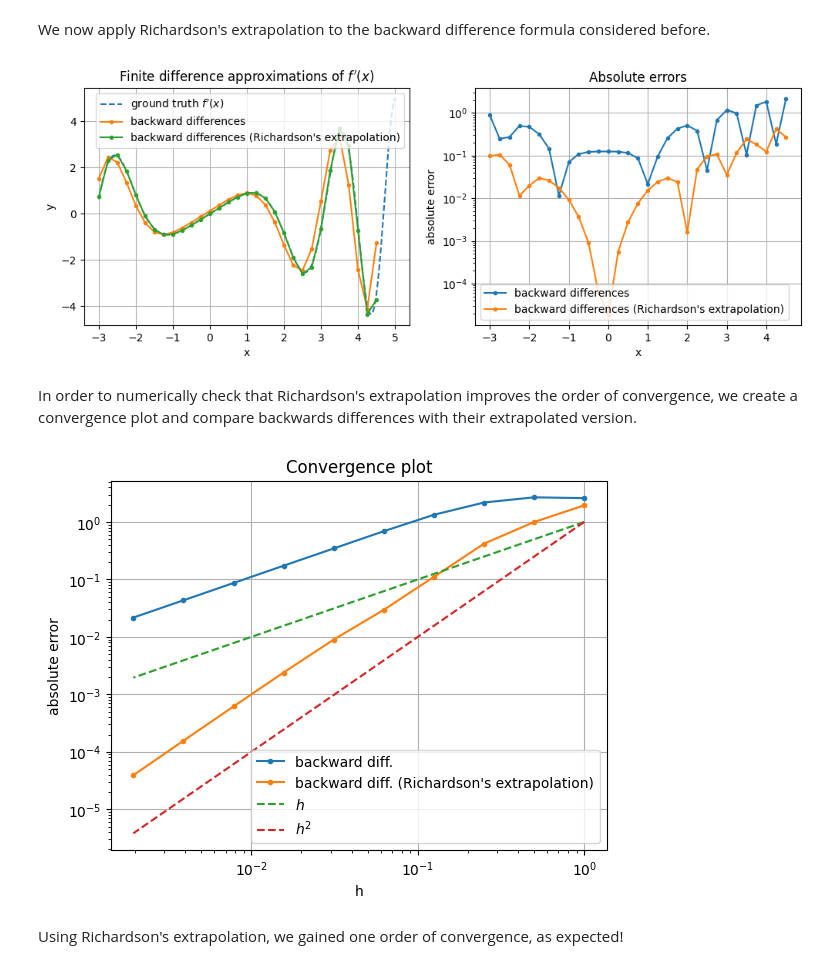
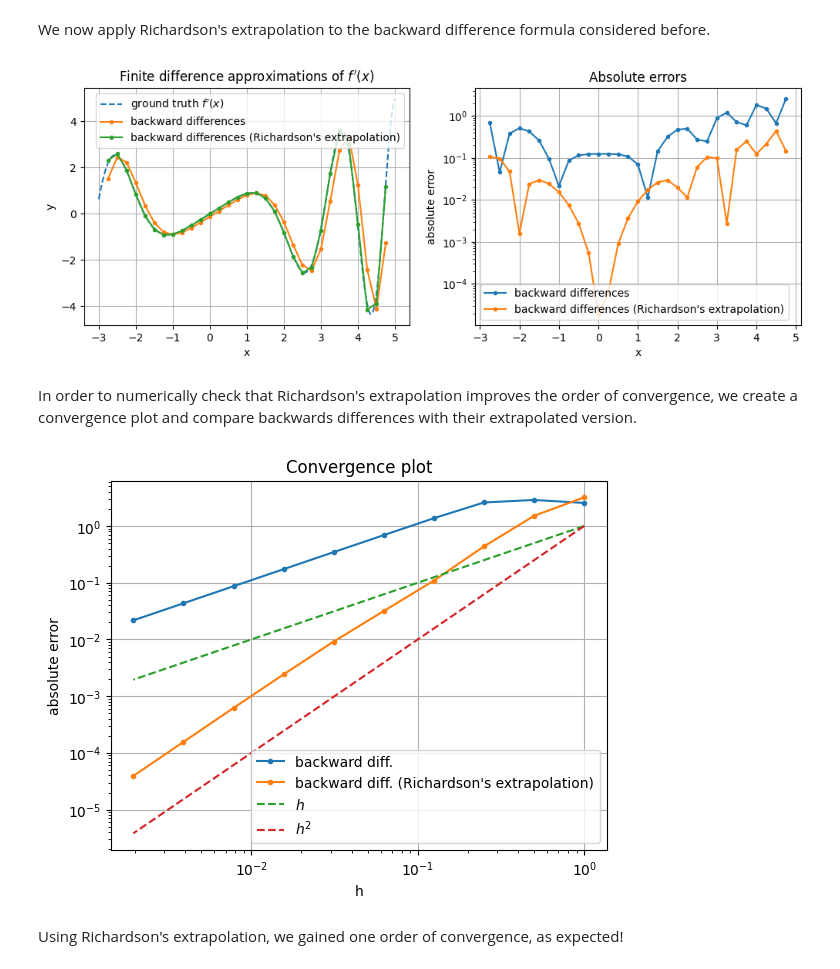
Before and after one commit to simone-brugiapaglia/numerical-analysis-notebooks, a Jupyter notebook: 12_differentiation.ipynb, the cells around one changed output. Drawn from its saved outputs; the diff is of its cells as text; code cells hidden in the pictures.

```diff
--- a/12_differentiation.ipynb
+++ b/12_differentiation.ipynb
@@ -71,8 +71,8 @@ We test the three finite difference formulas just implemented to approximate the
 # Note that we will use a different grids for each formula in order to avoid considering points outside of the interval of interest
 h = 0.25
 x_grid_h = np.arange(0-3, 5,h)
-x_grid_h_bwd = x_grid_h[:-1]
-x_grid_h_fwd = x_grid_h[1:]
+x_grid_h_bwd = x_grid_h[1:]
+x_grid_h_fwd = x_grid_h[:-1]
 x_grid_h_mid = x_grid_h[1:-1]
 
 # Apply finite difference formulas
@@ -133,8 +133,8 @@ i_h = 0
 for h in h_vals:
     x_grid_h = np.arange(0-3, 5,h)
 
-    x_grid_h_bwd = x_grid_h[:-1]
-    x_grid_h_fwd = x_grid_h[1:]
+    x_grid_h_bwd = x_grid_h[1:]
+    x_grid_h_fwd = x_grid_h[:-1]
     x_grid_h_mid = x_grid_h[1:-1]
 
     Df_approx_bwd = bwd_diff(f, x_grid_h_bwd, h)
@@ -178,42 +178,42 @@ We now apply Richardson's extrapolation to the backward difference formula consi
 # Note that we will use a different grids for each formula in order to avoid considering points outside of the interval of interest
 h = 0.25
 x_grid_h = np.arange(0-3, 5,h)
-x_grid_h_bwd = x_grid_h[:-1]
-x_grid_h_bwd_Rich = x_grid_h[:-1]
+x_grid_h_bwd = x_grid_h[1:]
+x_grid_h_bwd_Rich = x_grid_h[1:]
 
 # Apply backward differences and Richardson's extrapolation
 Df_approx_bwd = bwd_diff(f, x_grid_h_bwd, h)
 Df_approx_bwd_Rich = Richardson_1st_order(lambda h: bwd_diff(f, x_grid_h_bwd, h), h)
 
 # Compute pointwise approximation errors
 Err_bwd = np.abs(Df(x_grid_h_bwd) - Df_approx_bwd)
 Err_bwd_Rich = np.abs(Df(x_grid_h_bwd) - Df_approx_bwd_Rich)
 
 # Visualize results
 plt.figure(figsize = (12,4))
 
 plt.subplot(121)
 plt.plot(x_grid, Df(x_grid), '--', label = 'ground truth $f\'(x)$')
 plt.plot(x_grid_h_bwd, Df_approx_bwd, '.-', label = 'backward differences')
 plt.plot(x_grid_h_bwd, Df_approx_bwd_Rich, '.-', label = 'backward differences (Richardson\'s extrapolation)')
 plt.grid()
 plt.xlabel('x')
 plt.ylabel('y')
 plt.legend()
 plt.title('Finite difference approximations of $f\'(x)$')
 
 plt.subplot(122)
 plt.semilogy(x_grid_h_bwd, Err_bwd, '.-', label = 'backward differences')
 plt.semilogy(x_grid_h_bwd_Rich, Err_bwd_Rich, '.-', label = 'backward differences (Richardson\'s extrapolation)')
 plt.grid()
 plt.xlabel('x')
 plt.ylabel('absolute error')
 plt.legend()
 plt.title('Absolute errors')
 
 plt.show()
 # %% [output]
-[figure, old version]
+[figure, new version]
 # %% [markdown]
 In order to numerically check that Richardson's extrapolation improves the order of convergence, we create a convergence plot and compare backwards differences with their extrapolated version.
 # %%
@@ -226,8 +226,8 @@ i_h = 0
 for h in h_vals:
     x_grid_h = np.arange(0-3, 5,h)
 
-    x_grid_h_bwd = x_grid_h[:-1]
-    x_grid_h_bwd_Rich = x_grid_h[:-1]
+    x_grid_h_bwd = x_grid_h[1:]
+    x_grid_h_bwd_Rich = x_grid_h[1:]
 
     Df_approx_bwd = bwd_diff(f, x_grid_h_bwd, h)
     Df_approx_bwd_Rich = Richardson_1st_order(lambda h: bwd_diff(f, x_grid_h_bwd, h), h)
@@ -248,7 +248,7 @@ plt.title('Convergence plot')
 
 plt.show()
 # %% [output]
-[figure, old version]
+[figure, new version]
 # %% [markdown]
 Using Richardson's extrapolation, we gained one order of convergence, as expected!
 # %% [markdown]
```
Also changed, not shown: parts of 3 cells of this notebook.
